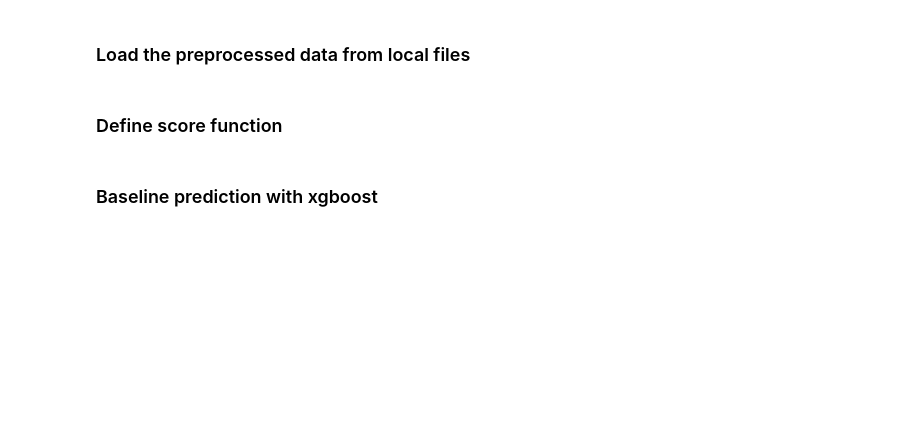
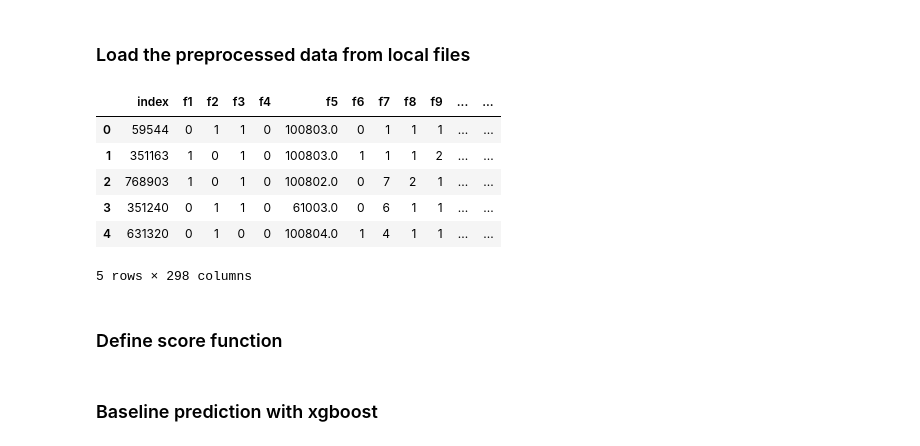
Before and after one commit to xiaosuper163/atec, a Jupyter notebook: fraud_baseline.ipynb, the cells around one changed output. Cells and saved outputs as stored; diff of their text form; code cells hidden in the pictures; blank space fills up the shorter version.

```diff
--- a/fraud_baseline.ipynb
+++ b/fraud_baseline.ipynb
@@ -281,6 +283,16 @@ batch_save(train_x, train_y, valid_x, valid_y, test, 'pca50')
 train_x, train_y, valid_x, valid_y = batch_load("native")
 # print(train_y.label.sum(), train_y.shape)
 # print(valid_y.label.sum(), valid_y.shape)
+# %%
+train_x.head()
+# %% [output]
+|  | index | f1 | f2 | f3 | f4 | f5 | f6 | f7 | f8 | f9 | ... | ... |
+| 0 | 59544 | 0 | 1 | 1 | 0 | 100803.0 | 0 | 1 | 1 | 1 | ... | ... |
+| 1 | 351163 | 1 | 0 | 1 | 0 | 100803.0 | 1 | 1 | 1 | 2 | ... | ... |
+| 2 | 768903 | 1 | 0 | 1 | 0 | 100802.0 | 0 | 7 | 2 | 1 | ... | ... |
+| 3 | 351240 | 0 | 1 | 1 | 0 | 61003.0 | 0 | 6 | 1 | 1 | ... | ... |
+| 4 | 631320 | 0 | 1 | 0 | 0 | 100804.0 | 1 | 4 | 1 | 1 | ... | ... |
+5 rows × 298 columns
 # %% [markdown]
 ### Define score function
 # %% [markdown]
```
Also changed, not shown: parts of 10 cells of this notebook, 1 other file.
